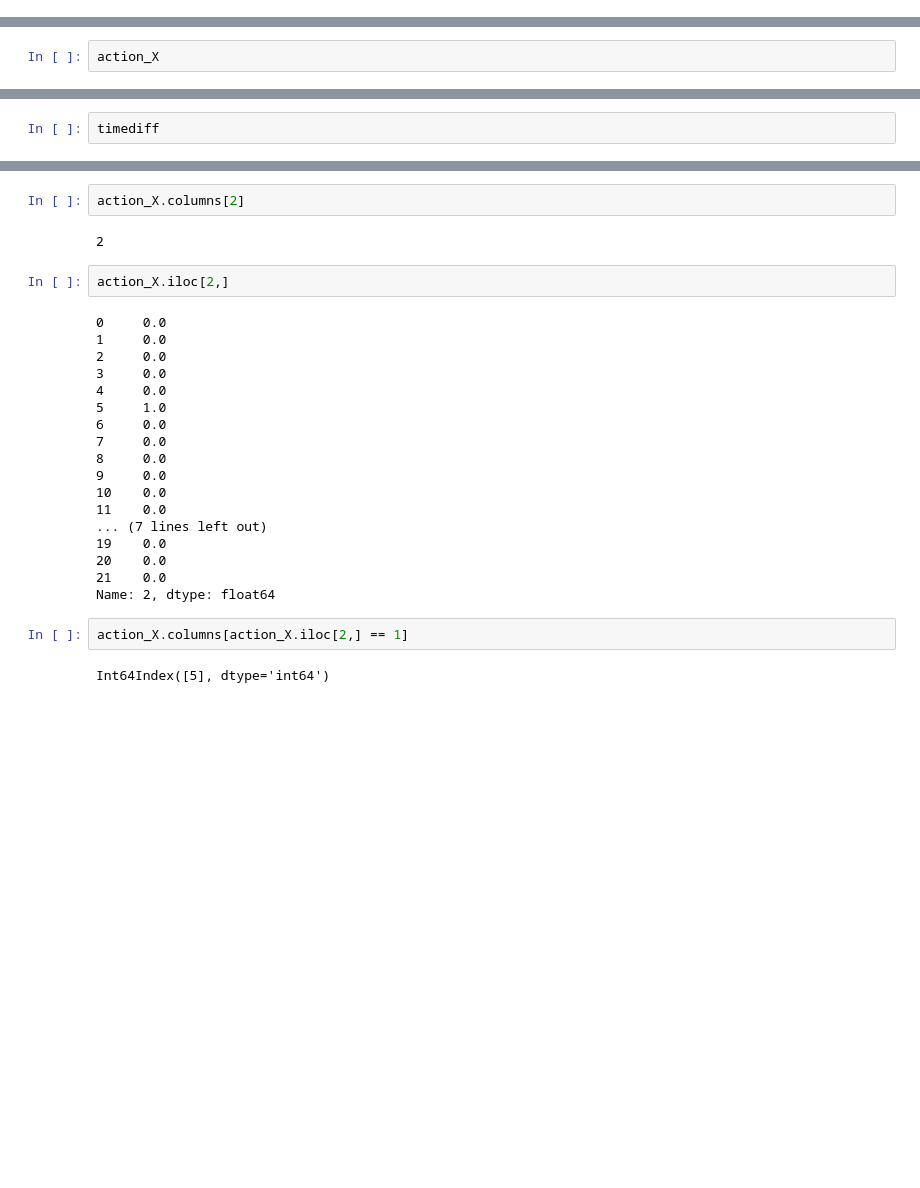
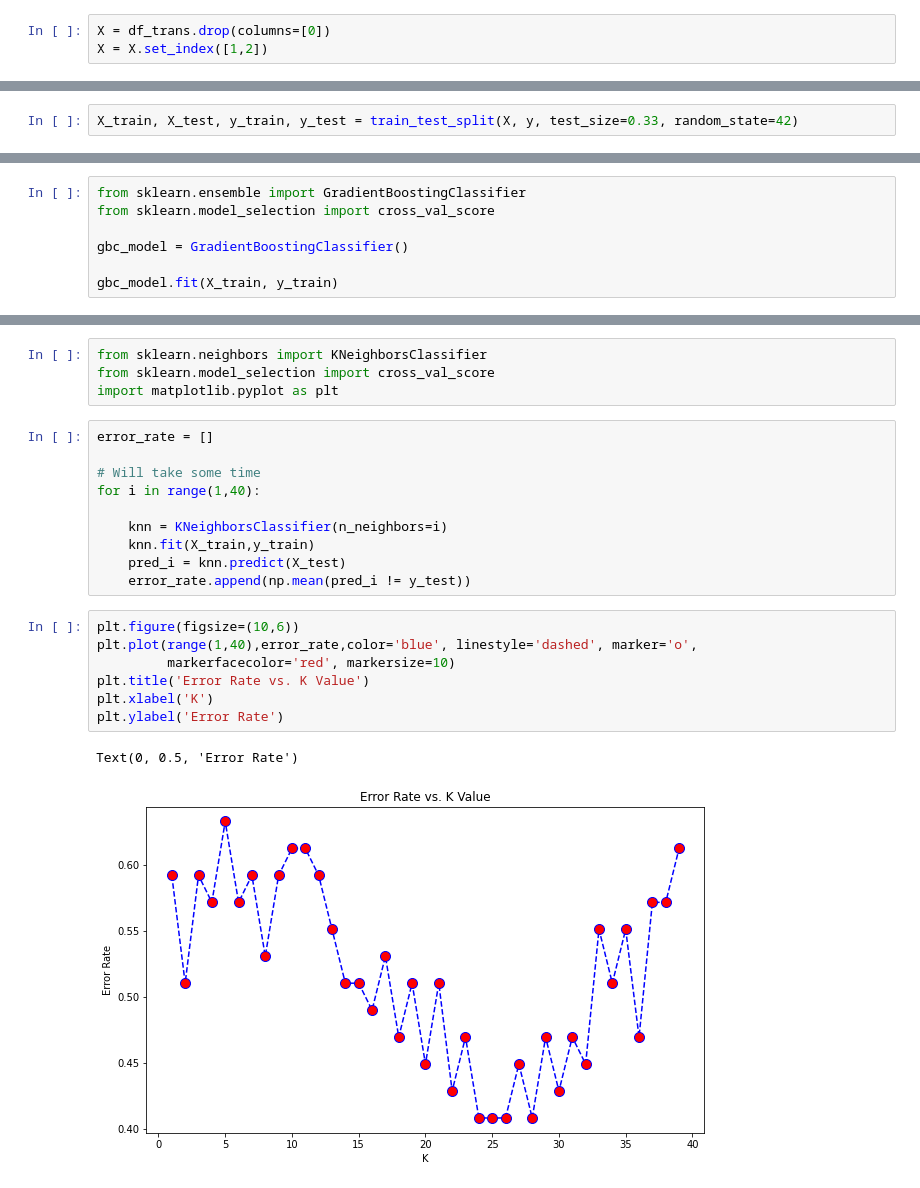
Before and after one commit to Zuza-b/ChangeDEEPly, a Jupyter notebook: notebooks/test.ipynb, the cells around one changed output, grey strips where cells are left out. Saved outputs shown, nothing was run; the diff lists cells and outputs as text; blank space fills up the shorter version.

```diff
--- a/notebooks/test.ipynb
+++ b/notebooks/test.ipynb
@@ -38,0 +172,3 @@ timediff = list(df['timediff'])
+# %%
+X = df_trans.drop(columns=[0])
+X = X.set_index([1,2])
@@ -39,2 +186,2 @@ timediff = list(df['timediff'])
 # %%
-action_X
+X_train, X_test, y_train, y_test = train_test_split(X, y, test_size=0.33, random_state=42)
@@ -55,3 +188,8 @@ action_X
 # %%
-timediff
+from sklearn.ensemble import GradientBoostingClassifier
+from sklearn.model_selection import cross_val_score
+
+gbc_model = GradientBoostingClassifier()
+
+gbc_model.fit(X_train, y_train)
 # %% [output]
@@ -75,29 +201,25 @@ timediff
 # %%
-action_X.columns[2]
+from sklearn.neighbors import KNeighborsClassifier
+from sklearn.model_selection import cross_val_score
+import matplotlib.pyplot as plt
-# %% [output]
-2
 # %%
-action_X.iloc[2,]
+error_rate = []
+
+# Will take some time
+for i in range(1,40):
+
+    knn = KNeighborsClassifier(n_neighbors=i)
+    knn.fit(X_train,y_train)
+    pred_i = knn.predict(X_test)
+    error_rate.append(np.mean(pred_i != y_test))
-# %% [output]
-0     0.0
-1     0.0
-2     0.0
-3     0.0
-4     0.0
-5     1.0
-6     0.0
-7     0.0
-8     0.0
-9     0.0
-10    0.0
-11    0.0
-... (7 lines left out)
-19    0.0
-20    0.0
-21    0.0
-Name: 2, dtype: float64
 # %%
-action_X.columns[action_X.iloc[2,] == 1]
+plt.figure(figsize=(10,6))
+plt.plot(range(1,40),error_rate,color='blue', linestyle='dashed', marker='o',
+         markerfacecolor='red', markersize=10)
+plt.title('Error Rate vs. K Value')
+plt.xlabel('K')
+plt.ylabel('Error Rate')
 # %% [output]
-Int64Index([5], dtype='int64')
+Text(0, 0.5, 'Error Rate')
+[figure, added]
 # %%
```
Also changed, not shown: parts of 25 cells of this notebook, 1 other file.
